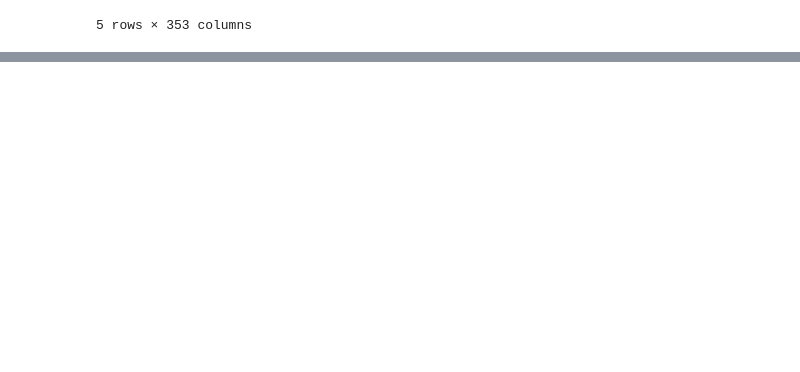
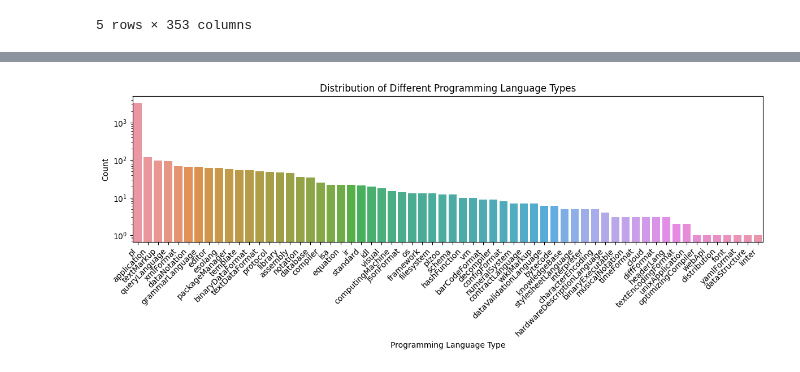
Before and after one commit to com-480-data-visualization/project-2023-data-virtuosos, a Jupyter notebook: milestone_p1.ipynb, the cells around one changed output, grey strips where cells are left out. Drawn from its saved outputs; the diff is of its cells as text; code cells hidden in the pictures; blank space fills up the shorter version.

```diff
--- a/milestone_p1.ipynb
+++ b/milestone_p1.ipynb
@@ -30,7 +37,7 @@ pldb_raw.head()
 SELECTED_COLUMNS = [
     "title", "appeared", "type", "rank", "factCount", "lastActivity",
     "exampleCount", "bookCount", "paperCount", "numberOfUsers", "numberOfJobs",
-    "originCommunity", "country", "wikipedia"
+    "originCommunity", "country", "wikipedia.summary", "wikipedia.related"
 ]
 # %%
 pldb_raw = pldb_raw[SELECTED_COLUMNS]
@@ -67,5 +77,7 @@ dtype: float64
 # %%
 pldb = pldb_raw.fillna({
     "originCommunity": "Unknown",
-    "country": "Unknown"
+    "country": "Unknown",
+    "wikipedia.summary": "",
+    "wikipedia.related": "",
 })
@@ -86,2 +83,0 @@ def extract_text(url):
-# %%
-pldb.loc[pldb["wikipedia"].notna(), "wikipedia"] = pldb.loc[pldb["wikipedia"].notna(), "wikipedia"].progress_apply(extract_text)
@@ -89,0 +90,28 @@ TypeError: 'NoneType' object is not callable
+# %%
+# Set figure size
+plt.figure(figsize=(12, 5))
+
+# Count the frequency of each type
+type_counts = pldb['type'].value_counts()
+
+# Plot the bar plot using seaborn
+sns.barplot(x=type_counts.index, y=type_counts.values)
+
+# Add labels and title
+plt.xlabel("Programming Language Type")
+plt.ylabel("Count")
+plt.title("Distribution of Different Programming Language Types")
+
+# Rotate the x-axis labels by 45 degrees
+plt.xticks(ha="right", rotation=45)
+
+# Set the y-axis scale to log
+plt.yscale('log')
+
+# Tight Layout
+plt.tight_layout()
+
+# Show the plot
+plt.show()
+# %% [output]
+[figure, added]
```
Also changed, not shown: parts of 18 cells of this notebook, 6 other files.
